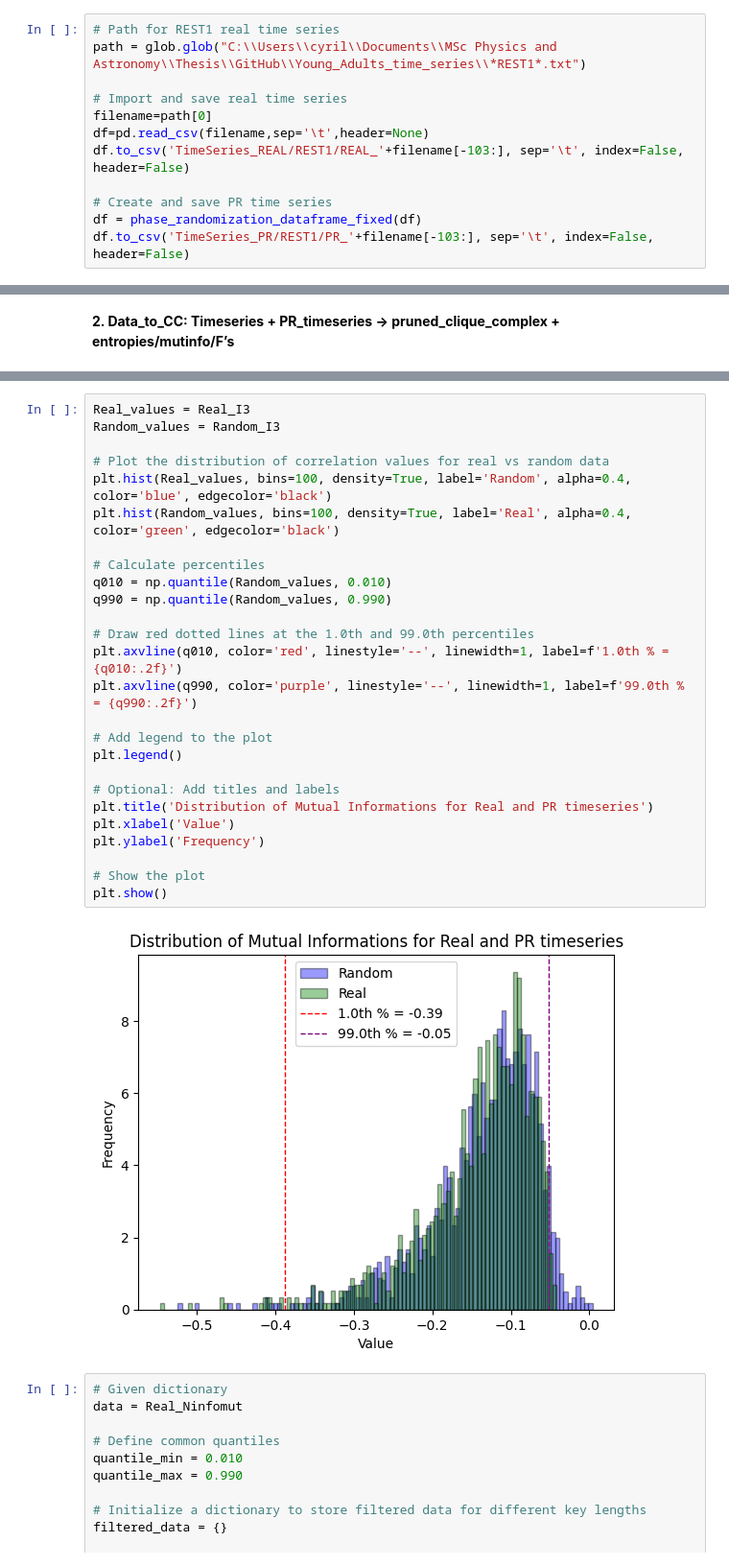
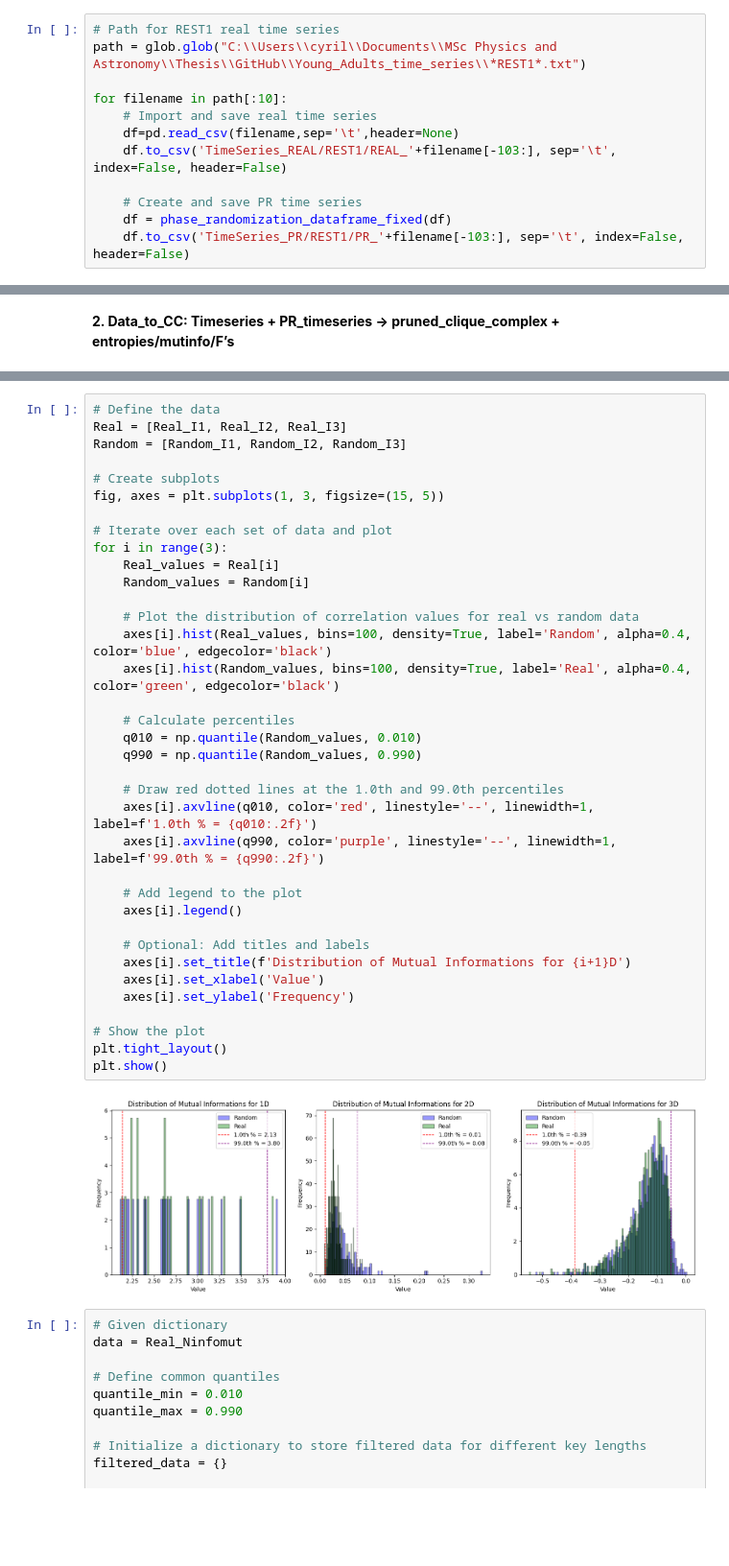
Before and after one commit to cyrilrommens/Free_energy_of_simplicial_complexes, a Jupyter notebook: Main_scripts.ipynb, the cells around one changed output, grey strips where cells are left out. Shown at 96% size. Drawn from its saved outputs; the diff is of its cells as text; blank space fills up the shorter version.

```diff
--- a/Main_scripts.ipynb
+++ b/Main_scripts.ipynb
@@ -58,14 +66,14 @@ From the data folder, import and store the real time series and create and store
 # Path for REST1 real time series
 path = glob.glob("C:\\Users\\cyril\\Documents\\MSc Physics and Astronomy\\Thesis\\GitHub\\Young_Adults_time_series\\*REST1*.txt")
 
-# Import and save real time series
-filename=path[0]
-df=pd.read_csv(filename,sep='\t',header=None)
-df.to_csv('TimeSeries_REAL/REST1/REAL_'+filename[-103:], sep='\t', index=False, header=False)
+for filename in path[:10]:
+    # Import and save real time series
+    df=pd.read_csv(filename,sep='\t',header=None)
+    df.to_csv('TimeSeries_REAL/REST1/REAL_'+filename[-103:], sep='\t', index=False, header=False)
 
-# Create and save PR time series
-df = phase_randomization_dataframe_fixed(df)
-df.to_csv('TimeSeries_PR/REST1/PR_'+filename[-103:], sep='\t', index=False, header=False)
+    # Create and save PR time series
+    df = phase_randomization_dataframe_fixed(df)
+    df.to_csv('TimeSeries_PR/REST1/PR_'+filename[-103:], sep='\t', index=False, header=False)
 # %% [markdown]
 Plot to see the distribution of timeseries values of Real vs Phase Randomised
 # %%
@@ -254,31 +246,41 @@ Random_I1, Random_I2, Random_I3 = infomut_per_dimension(Random_Ninfomut)
 # %%
-Real_values = Real_I3
-Random_values = Random_I3
+# Define the data
+Real = [Real_I1, Real_I2, Real_I3]
+Random = [Random_I1, Random_I2, Random_I3]
 
-# Plot the distribution of correlation values for real vs random data
-plt.hist(Real_values, bins=100, density=True, label='Random', alpha=0.4, color='blue', edgecolor='black')
-plt.hist(Random_values, bins=100, density=True, label='Real', alpha=0.4, color='green', edgecolor='black')
+# Create subplots
+fig, axes = plt.subplots(1, 3, figsize=(15, 5))
 
-# Calculate percentiles
-q010 = np.quantile(Random_values, 0.010)
-q990 = np.quantile(Random_values, 0.990)
+# Iterate over each set of data and plot
+for i in range(3):
+    Real_values = Real[i]
+    Random_values = Random[i]
 
-# Draw red dotted lines at the 1.0th and 99.0th percentiles
-plt.axvline(q010, color='red', linestyle='--', linewidth=1, label=f'1.0th % = {q010:.2f}')
-plt.axvline(q990, color='purple', linestyle='--', linewidth=1, label=f'99.0th % = {q990:.2f}')
+    # Plot the distribution of correlation values for real vs random data
+    axes[i].hist(Real_values, bins=100, density=True, label='Random', alpha=0.4, color='blue', edgecolor='black')
+    axes[i].hist(Random_values, bins=100, density=True, label='Real', alpha=0.4, color='green', edgecolor='black')
 
-# Add legend to the plot
-plt.legend()
+    # Calculate percentiles
+    q010 = np.quantile(Random_values, 0.010)
+    q990 = np.quantile(Random_values, 0.990)
 
-# Optional: Add titles and labels
-plt.title('Distribution of Mutual Informations for Real and PR timeseries')
-plt.xlabel('Value')
-plt.ylabel('Frequency')
+    # Draw red dotted lines at the 1.0th and 99.0th percentiles
+    axes[i].axvline(q010, color='red', linestyle='--', linewidth=1, label=f'1.0th % = {q010:.2f}')
+    axes[i].axvline(q990, color='purple', linestyle='--', linewidth=1, label=f'99.0th % = {q990:.2f}')
+
+    # Add legend to the plot
+    axes[i].legend()
+
+    # Optional: Add titles and labels
+    axes[i].set_title(f'Distribution of Mutual Informations for {i+1}D')
+    axes[i].set_xlabel('Value')
+    axes[i].set_ylabel('Frequency')
 
 # Show the plot
+plt.tight_layout()
 plt.show()
 # %% [output]
-[figure, old version]
+[figure, new version]
 # %%
 # Given dictionary
 data = Real_Ninfomut
```
Also changed, not shown: parts of 19 cells of this notebook, 19 other files.
